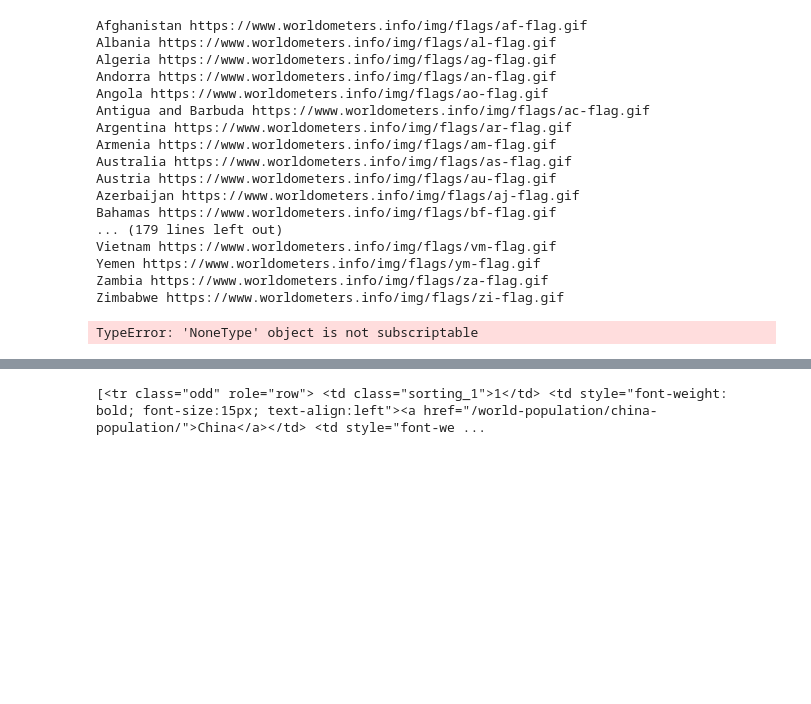
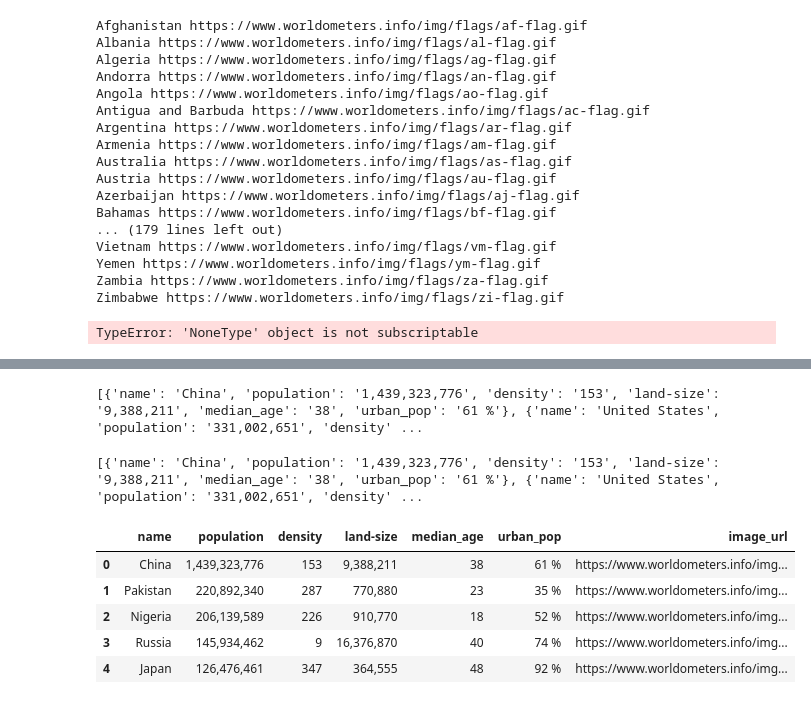
Before and after one commit to divya-gh/Climate-Interactive-Dashboard, a Jupyter notebook: country_flags_scrape.ipynb, the cells around one changed output, grey strips where cells are left out. Drawn from its saved outputs; the diff is of its cells as text; code cells hidden in the pictures; blank space fills up the shorter version.

```diff
--- a/country_flags_scrape.ipynb
+++ b/country_flags_scrape.ipynb
@@ -102,20 +100,55 @@ browser.visit(demo_url)
 myhtml = browser.html
 soup = BeautifulSoup(myhtml, 'html.parser')
 #pprint.pprint(soup)
-# %%
-table = soup.find_all('tbody')
-
-country_demo = []
-
-table_rows = soup.find_all('tr', class_='odd')
-print(table_rows)
-# table_data = table_rows.find('td')
-# print(table_data)
-# for data in table_data:
-#     country = data['href'].text
-#     print(country)
-#     for data in table_data:
-#         population = data[1].text
-#         print(population)
-# %% [output]
-[<tr class="odd" role="row"> <td class="sorting_1">1</td> <td style="font-weight: bold; font-size:15px; text-align:left"><a href="/world-population/china-population/">China</a></td> <td style="font-we ...
+# %%
+table = soup.find_all('tbody')
+
+country_demo = []
+
+table_rows = soup.find_all('tr', class_='odd')
+# print(table_rows)
+# table_data = table_rows.find('td')
+# print(table_data)
+for row in table_rows:
+    country = row.find('a').text
+    table_data = row.find_all('td')
+    population = table_data[2].text
+    density = table_data[5].text
+    land_size = table_data[6].text
+    med_age = table_data[9].text
+    urban_pop = table_data[10].text
+    country_demo.append({'name': country, 'population': population, 'density': density, 'land-size': land_size, 'median_age': med_age, 'urban_pop': urban_pop})
+
+print(country_demo)
+# %% [output]
+[{'name': 'China', 'population': '1,439,323,776', 'density': '153', 'land-size': '9,388,211', 'median_age': '38', 'urban_pop': '61 %'}, {'name': 'United States', 'population': '331,002,651', 'density' ...
+# %%
+table_rows = soup.find_all('tr', class_='even')
+
+for row in table_rows:
+    country = row.find('a').text
+    table_data = row.find_all('td')
+    population = table_data[2].text
+    density = table_data[5].text
+    land_size = table_data[6].text
+    med_age = table_data[9].text
+    urban_pop = table_data[10].text
+    country_demo.append({'name': country, 'population': population, 'density': density, 'land-size': land_size, 'median_age': med_age, 'urban_pop': urban_pop})
+
+print(country_demo)
+# %% [output]
+[{'name': 'China', 'population': '1,439,323,776', 'density': '153', 'land-size': '9,388,211', 'median_age': '38', 'urban_pop': '61 %'}, {'name': 'United States', 'population': '331,002,651', 'density' ...
+# %%
+demo_df = pd.DataFrame(country_demo)
+flag_df = pd.DataFrame(country_flags)
+# %%
+country_demo_df = pd.merge(demo_df, flag_df, on='name')
+# %%
+country_demo_df.head()
+# %% [output]
+|  | name | population | density | land-size | median_age | urban_pop | image_url |
+| 0 | China | 1,439,323,776 | 153 | 9,388,211 | 38 | 61 % | https://www.worldometers.info/img... |
+| 1 | Pakistan | 220,892,340 | 287 | 770,880 | 23 | 35 % | https://www.worldometers.info/img... |
+| 2 | Nigeria | 206,139,589 | 226 | 910,770 | 18 | 52 % | https://www.worldometers.info/img... |
+| 3 | Russia | 145,934,462 | 9 | 16,376,870 | 40 | 74 % | https://www.worldometers.info/img... |
+| 4 | Japan | 126,476,461 | 347 | 364,555 | 48 | 92 % | https://www.worldometers.info/img... |
```
Also changed, not shown: parts of 7 cells of this notebook, 2 other files.
